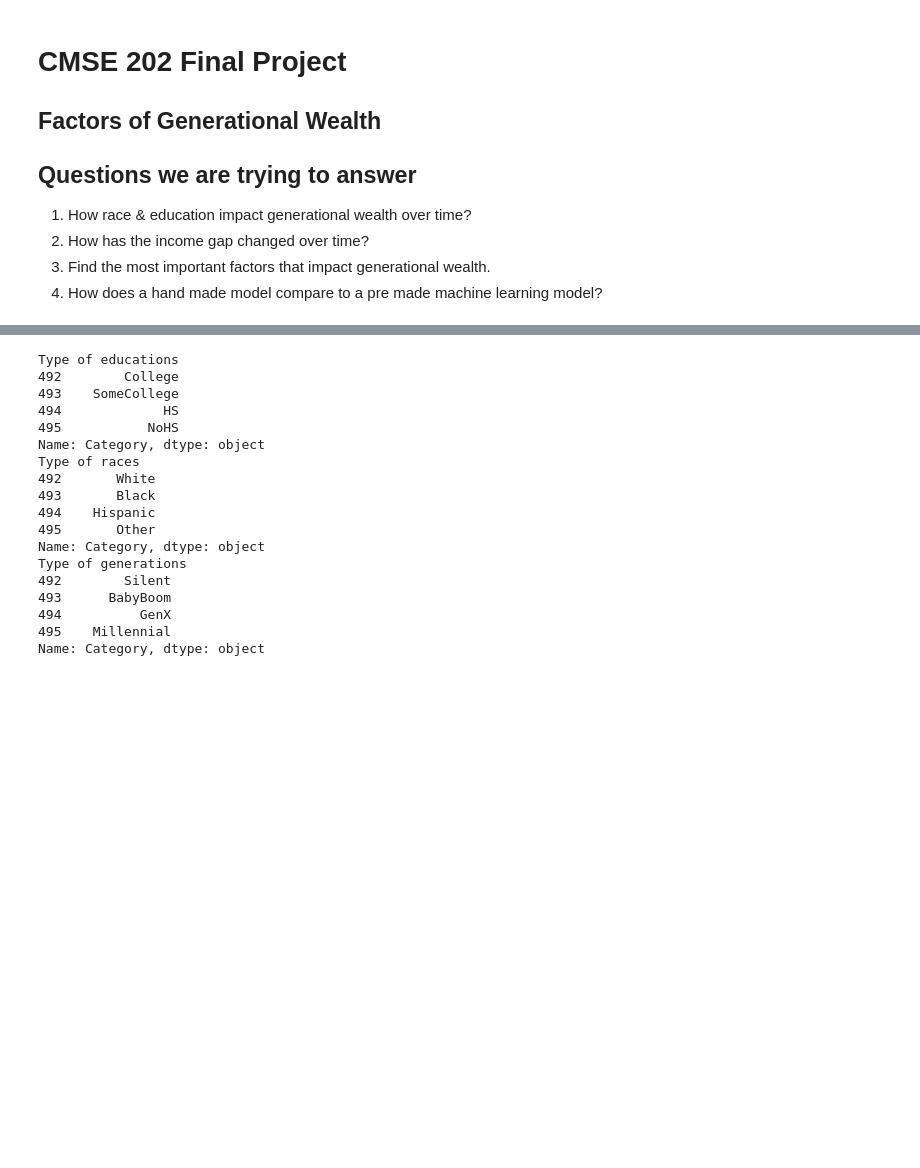
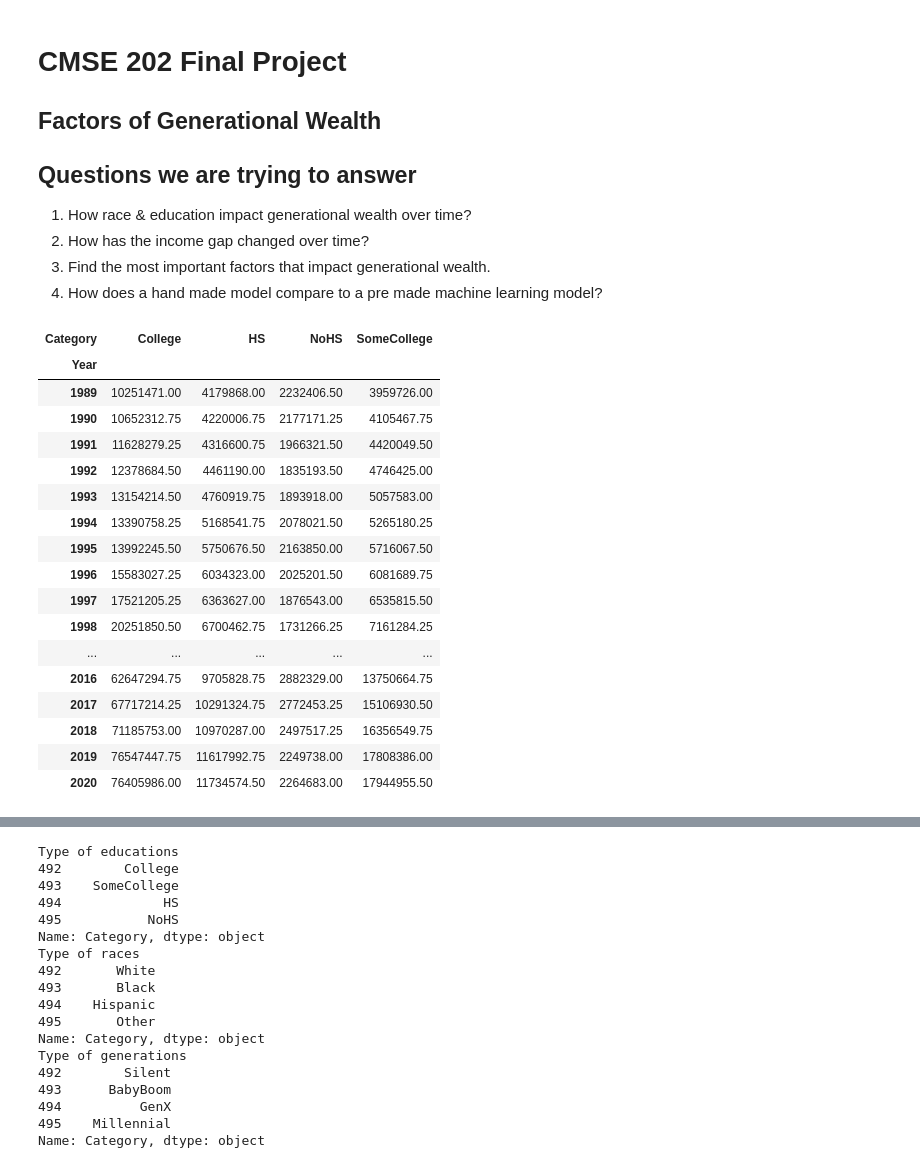
Before and after one commit to Adamdion/CMSE_202_Project, a Jupyter notebook: project/CMSE_202_project.ipynb, the cells around one changed output, grey strips where cells are left out. Cells and saved outputs as stored; diff of their text form; code cells hidden in the pictures; blank space fills up the shorter version.

```diff
--- a/project/CMSE_202_project.ipynb
+++ b/project/CMSE_202_project.ipynb
@@ -34,0 +33,33 @@ income = data[4]
+# %%
+## Modeling
+import numpy as np
+education.groupby('Year')
+year_init = list(np.arange(1990, 2020))*4
+year_init.extend([1989, 1989, 2020, 2020])
+years = np.sort(year_init)
+
+s = education.groupby('Category')['Net worth'].apply(list)
+edu_split = s.apply(pd.Series).T
+edu_split['Year'] = years
+edu_avg = edu_split.groupby('Year').apply(np.mean)
+edu_avg_new = edu_avg.drop(columns='Year')
+edu_avg_new
+# %% [output]
+| Category | College | HS | NoHS | SomeCollege |
+| Year |  |  |  |  |
+| 1989 | 10251471.00 | 4179868.00 | 2232406.50 | 3959726.00 |
+| 1990 | 10652312.75 | 4220006.75 | 2177171.25 | 4105467.75 |
+| 1991 | 11628279.25 | 4316600.75 | 1966321.50 | 4420049.50 |
+| 1992 | 12378684.50 | 4461190.00 | 1835193.50 | 4746425.00 |
+| 1993 | 13154214.50 | 4760919.75 | 1893918.00 | 5057583.00 |
+| 1994 | 13390758.25 | 5168541.75 | 2078021.50 | 5265180.25 |
+| 1995 | 13992245.50 | 5750676.50 | 2163850.00 | 5716067.50 |
+| 1996 | 15583027.25 | 6034323.00 | 2025201.50 | 6081689.75 |
+| 1997 | 17521205.25 | 6363627.00 | 1876543.00 | 6535815.50 |
+| 1998 | 20251850.50 | 6700462.75 | 1731266.25 | 7161284.25 |
+| ... | ... | ... | ... | ... |
+| 2016 | 62647294.75 | 9705828.75 | 2882329.00 | 13750664.75 |
+| 2017 | 67717214.25 | 10291324.75 | 2772453.25 | 15106930.50 |
+| 2018 | 71185753.00 | 10970287.00 | 2497517.25 | 16356549.75 |
+| 2019 | 76547447.75 | 11617992.75 | 2249738.00 | 17808386.00 |
+| 2020 | 76405986.00 | 11734574.50 | 2264683.00 | 17944955.50 |
```
Also changed, not shown: parts of 14 cells of this notebook.
